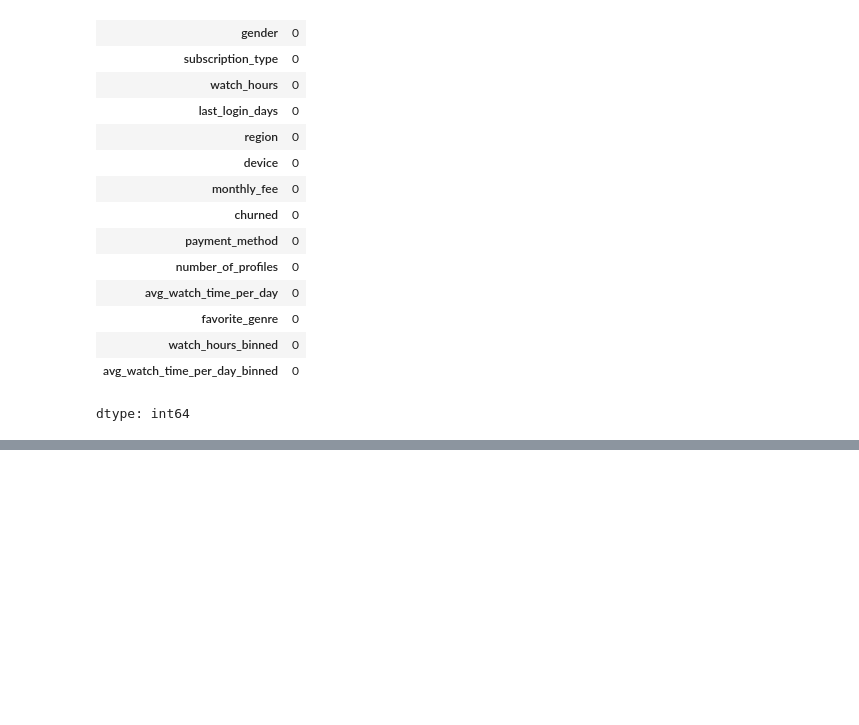
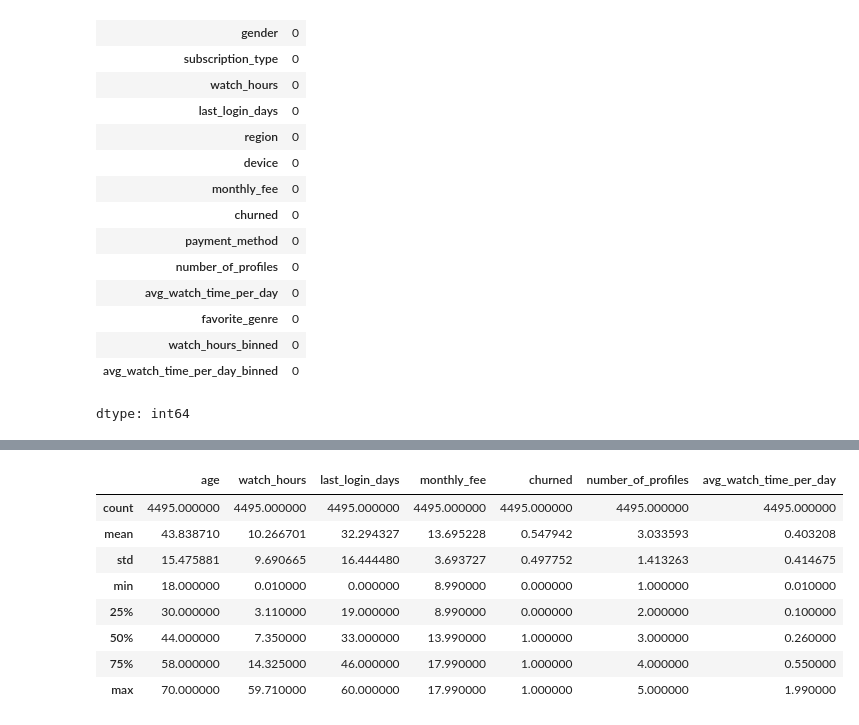
Before and after one commit to manojcodes93/Netflix-Customer-Churn-EDA, a Jupyter notebook: Netflix_Churn_Data_EDA_Project.ipynb, the cells around one changed output, grey strips where cells are left out. Drawn from its saved outputs; the diff is of its cells as text; code cells hidden in the pictures; blank space fills up the shorter version.

```diff
--- a/Netflix_Churn_Data_EDA_Project.ipynb
+++ b/Netflix_Churn_Data_EDA_Project.ipynb
@@ -287,0 +293,12 @@ dtype: int64
+# %%
+filtered_data.describe()
+# %% [output]
+|  | age | watch_hours | last_login_days | monthly_fee | churned | number_of_profiles | avg_watch_time_per_day |
+| count | 4495.000000 | 4495.000000 | 4495.000000 | 4495.000000 | 4495.000000 | 4495.000000 | 4495.000000 |
+| mean | 43.838710 | 10.266701 | 32.294327 | 13.695228 | 0.547942 | 3.033593 | 0.403208 |
+| std | 15.475881 | 9.690665 | 16.444480 | 3.693727 | 0.497752 | 1.413263 | 0.414675 |
+| min | 18.000000 | 0.010000 | 0.000000 | 8.990000 | 0.000000 | 1.000000 | 0.010000 |
+| 25% | 30.000000 | 3.110000 | 19.000000 | 8.990000 | 0.000000 | 2.000000 | 0.100000 |
+| 50% | 44.000000 | 7.350000 | 33.000000 | 13.990000 | 1.000000 | 3.000000 | 0.260000 |
+| 75% | 58.000000 | 14.325000 | 46.000000 | 17.990000 | 1.000000 | 4.000000 | 0.550000 |
+| max | 70.000000 | 59.710000 | 60.000000 | 17.990000 | 1.000000 | 5.000000 | 1.990000 |
```
Also changed, not shown: parts of 10 cells of this notebook.
